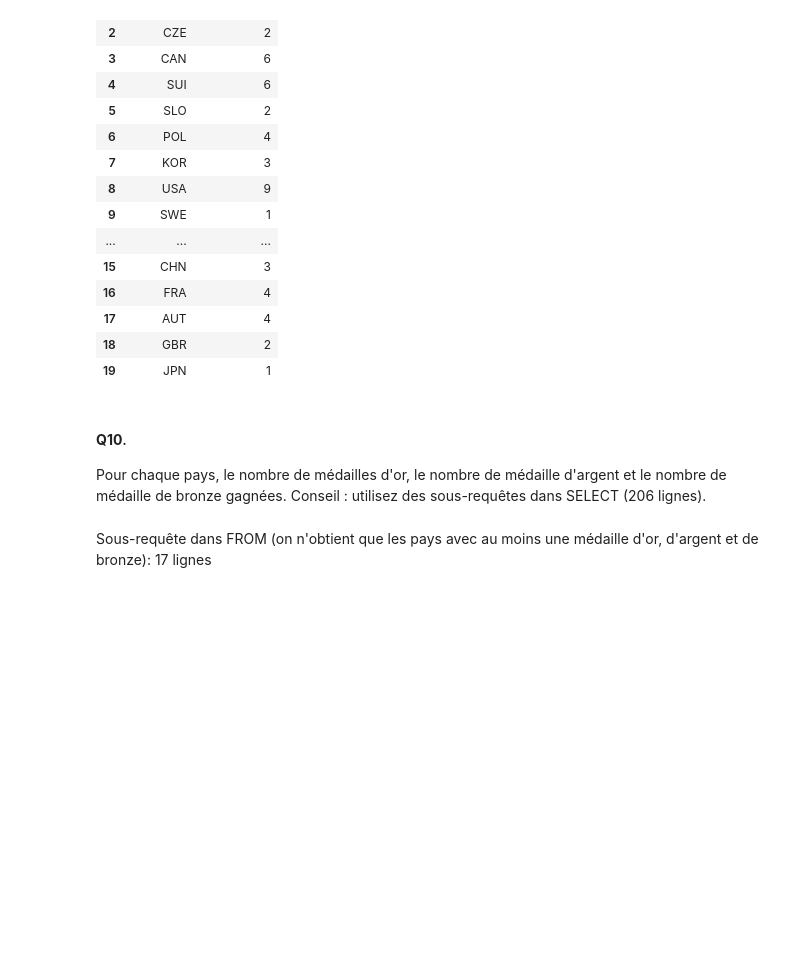
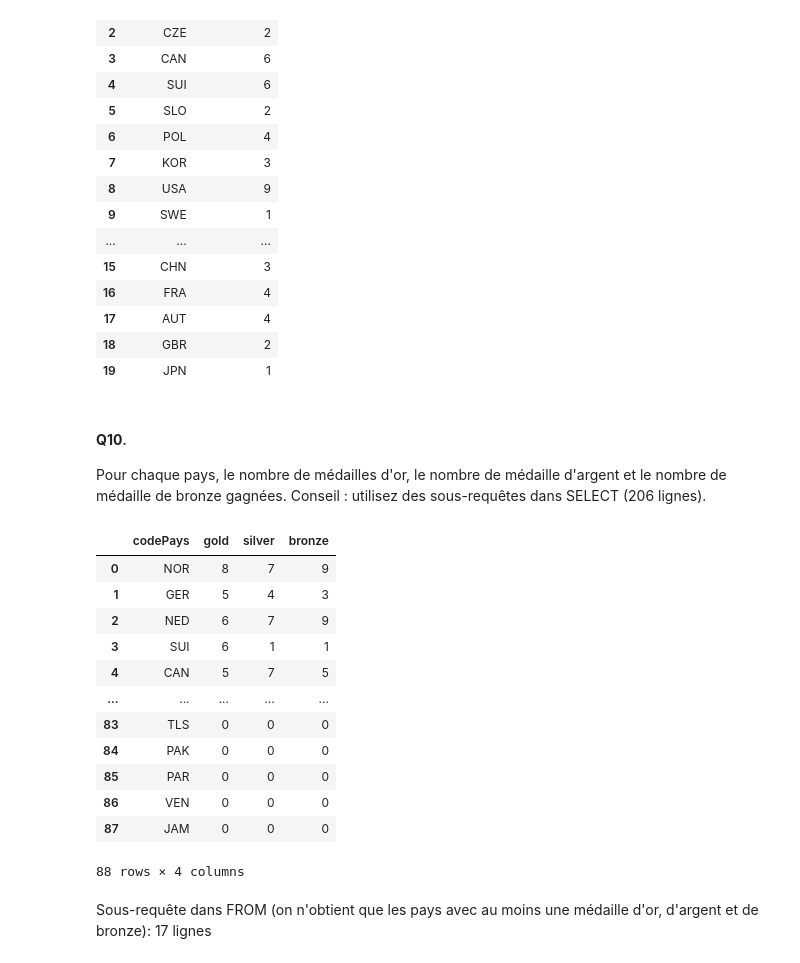
Before and after one commit to A-Aboo/UL2IN0019, a Jupyter notebook: TME 8 Compléments SQL-20260423/TD_TP_8_ETUDIANTS.ipynb, the cells around one changed output. Cells and saved outputs as stored; diff of their text form; code cells hidden in the pictures; blank space fills up the shorter version.

```diff
--- a/TME 8 Compléments SQL-20260423/TD_TP_8_ETUDIANTS.ipynb
+++ b/TME 8 Compléments SQL-20260423/TD_TP_8_ETUDIANTS.ipynb
@@ -993,10 +993,50 @@ db.execute(query).df()
 Pour chaque pays, le nombre de médailles d'or, le nombre de médaille d'argent et le nombre de médaille de bronze gagnées. Conseil : utilisez des sous-requêtes dans  SELECT (206 lignes).
 # %%
 query="""
+SELECT DISTINCT a.codePays,
 
+    (
+        SELECT COUNT(*)
+        FROM athlete a2
+        JOIN rangIndividuel r ON a2.aid = r.aid
+        WHERE r.rang = 1
+          AND a2.codePays = a.codePays
+    ) AS gold,
+
+    (
+        SELECT COUNT(*)
+        FROM athlete a2
+        JOIN rangIndividuel r ON a2.aid = r.aid
+        WHERE r.rang = 2
+          AND a2.codePays = a.codePays
+    ) AS silver,
+
+    (
+        SELECT COUNT(*)
+        FROM athlete a2
+        JOIN rangIndividuel r ON a2.aid = r.aid
+        WHERE r.rang = 3
+          AND a2.codePays = a.codePays
+    ) AS bronze
+
+FROM athlete a
 """
 
 db.execute(query).df()
+# %% [output]
+|  | codePays | gold | silver | bronze |
+| 0 | NOR | 8 | 7 | 9 |
+| 1 | GER | 5 | 4 | 3 |
+| 2 | NED | 6 | 7 | 9 |
+| 3 | SUI | 6 | 1 | 1 |
+| 4 | CAN | 5 | 7 | 5 |
+| ... | ... | ... | ... | ... |
+| 83 | TLS | 0 | 0 | 0 |
+| 84 | PAK | 0 | 0 | 0 |
+| 85 | PAR | 0 | 0 | 0 |
+| 86 | VEN | 0 | 0 | 0 |
+| 87 | JAM | 0 | 0 | 0 |
+88 rows × 4 columns
 # %% [markdown]
 Sous-requête dans FROM (on n'obtient que les pays avec au moins une médaille d'or, d'argent et de bronze): 17 lignes
 # %%
```
Also changed, not shown: parts of 3 cells of this notebook.
